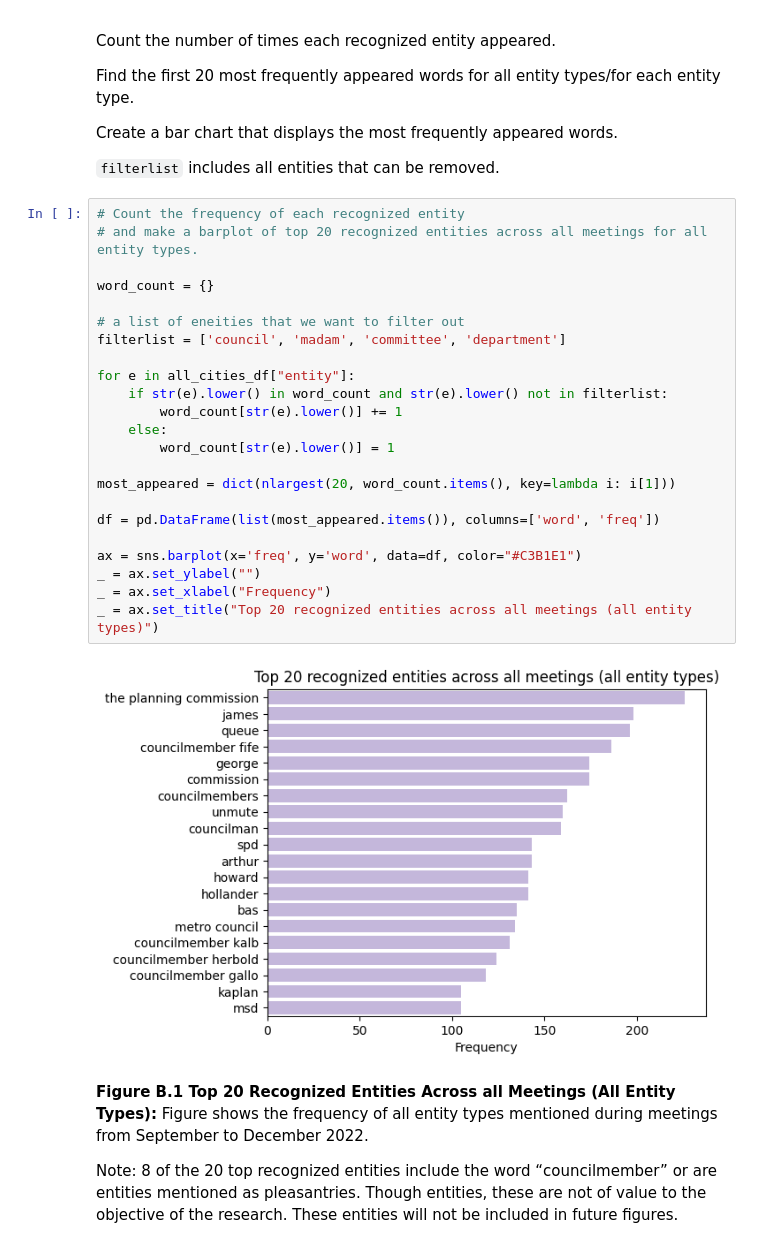
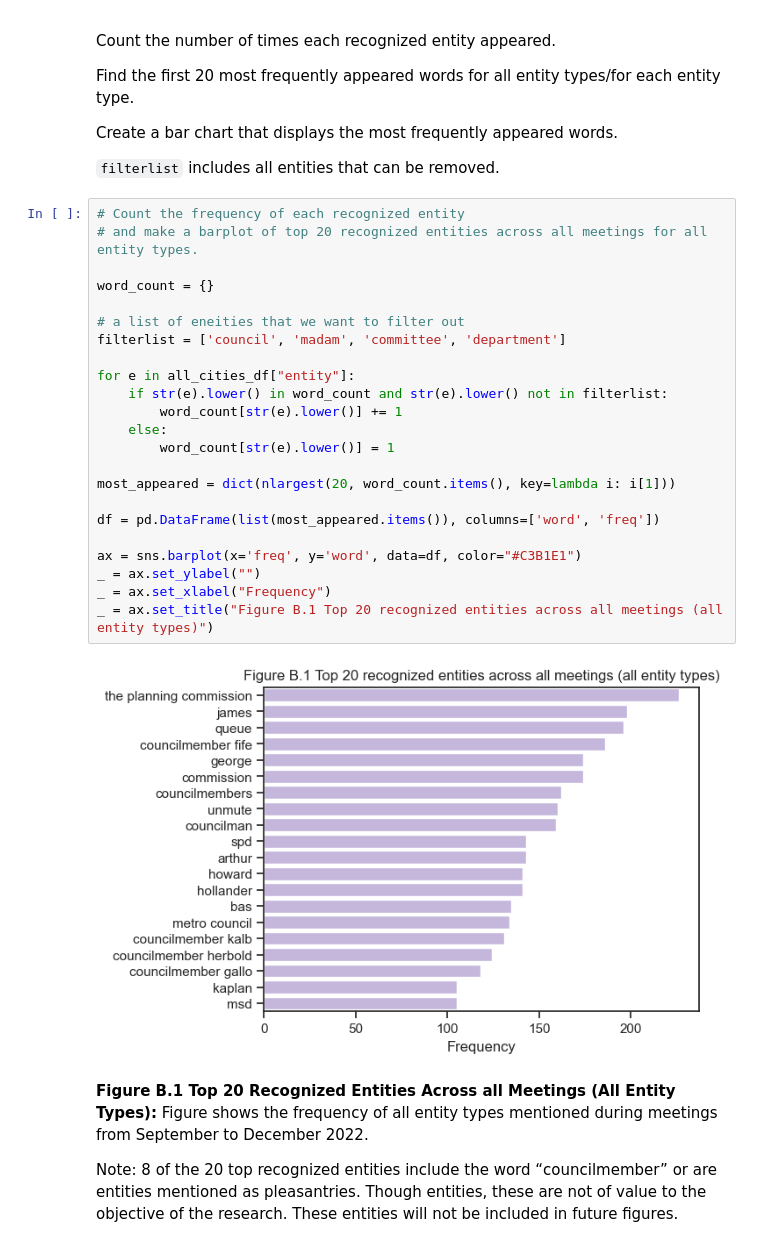
Before and after one commit to PugetSoundClinic-PIT/sig-cdp, a Jupyter notebook: week-5/combined_question1.ipynb, the cells around one changed output. Saved outputs shown, nothing was run; the diff lists cells and outputs as text.

```diff
--- a/week-5/combined_question1.ipynb
+++ b/week-5/combined_question1.ipynb
@@ -295,28 +295,28 @@ Create a bar chart that displays the most frequently appeared words.
 # %%
 # Count the frequency of each recognized entity
 # and make a barplot of top 20 recognized entities across all meetings for all entity types.
 
 word_count = {}
 
 # a list of eneities that we want to filter out
 filterlist = ['council', 'madam', 'committee', 'department']
 
 for e in all_cities_df["entity"]:
     if str(e).lower() in word_count and str(e).lower() not in filterlist:
         word_count[str(e).lower()] += 1
     else:
         word_count[str(e).lower()] = 1
 
 most_appeared = dict(nlargest(20, word_count.items(), key=lambda i: i[1]))
 
 df = pd.DataFrame(list(most_appeared.items()), columns=['word', 'freq'])
 
 ax = sns.barplot(x='freq', y='word', data=df, color="#C3B1E1")
 _ = ax.set_ylabel("")
 _ = ax.set_xlabel("Frequency")
-_ = ax.set_title("Top 20 recognized entities across all meetings (all entity types)")
+_ = ax.set_title("Figure B.1 Top 20 recognized entities across all meetings (all entity types)")
 # %% [output]
-[figure, old version]
+[figure, new version]
 # %% [markdown]
 **Figure B.1 Top 20 Recognized Entities Across all Meetings (All Entity Types):** Figure shows the frequency of all entity types mentioned during meetings from September to December 2022.
 
```
Also changed, not shown: parts of 10 cells of this notebook.
